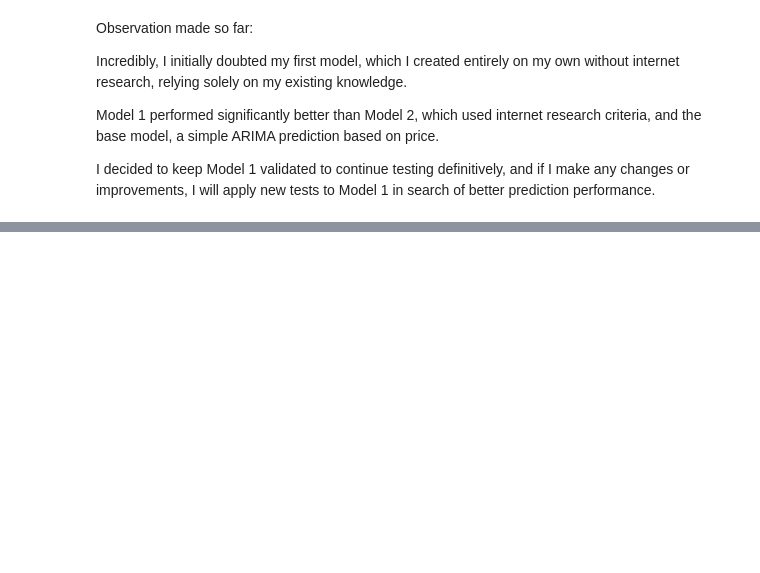
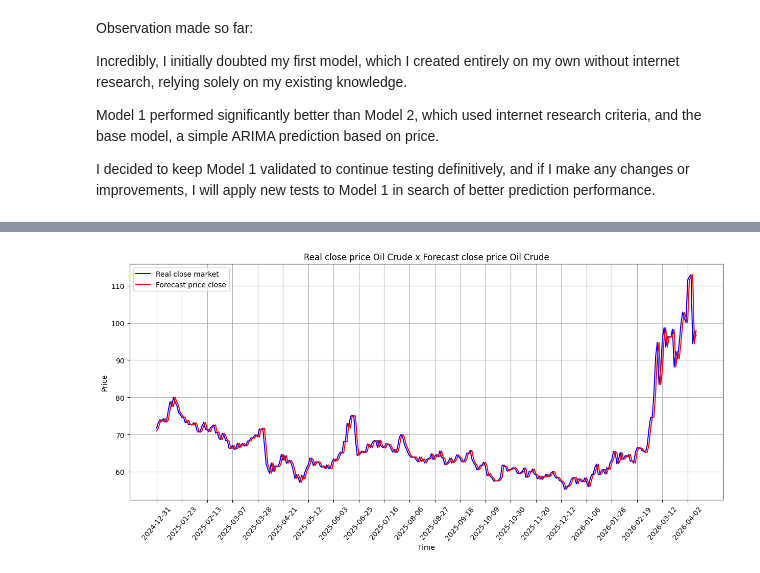
Before and after one commit to christiantommasi/public_tommasi_portfolio, a Jupyter notebook: 2_oil_crude_data_price/1_oil_crude.ipynb, the cells around one changed output, grey strips where cells are left out. Saved outputs shown, nothing was run; the diff lists cells and outputs as text; code cells hidden in the pictures; blank space fills up the shorter version.

Commit message:
Oil Crude predict final model

```diff
--- a/2_oil_crude_data_price/1_oil_crude.ipynb
+++ b/2_oil_crude_data_price/1_oil_crude.ipynb
@@ -850,0 +860,14 @@ I decided to keep Model 1 validated to continue testing definitively, and if I m
+# %%
+predicted_close = previous_close * np.exp(predicted_returns)
+# %%
+comparison_close_real_prices = pd.DataFrame({
+    'real_close': actual_close,
+    'prev_close': previous_close,
+    'return_preditected': predicted_returns,
+    'close_predicted': predicted_close
+})
+# %%
+comparison_close_real_prices['error'] = (comparison_close_real_prices.real_close - comparison_close_real_prices.prev_close)
+comparison_close_real_prices['absolute_error'] = comparison_close_real_prices.error.abs()
+# %%
+comparison_close_real_prices = comparison_close_real_prices.dropna()
@@ -850,0 +918,14 @@ I decided to keep Model 1 validated to continue testing definitively, and if I m
+# %%
+plt.plot(comparison_close_real_prices.real_close, label='Real close market', color='blue')
+plt.plot(comparison_close_real_prices.prev_close, label='Forecast price close', color='red')
+plt.xlabel('Time')
+ax = plt.gca()
+ax.set_xticks(comparison_close_real_prices.index[::15])
+plt.xticks(rotation=50)
+plt.ylabel('Price')
+plt.title('Real close price Oil Crude x Forecast close price Oil Crude')
+plt.legend()
+plt.grid(True)
+plt.show()
+# %% [output]
+[figure, added]
```
Also changed, not shown: parts of 13 cells of this notebook.
